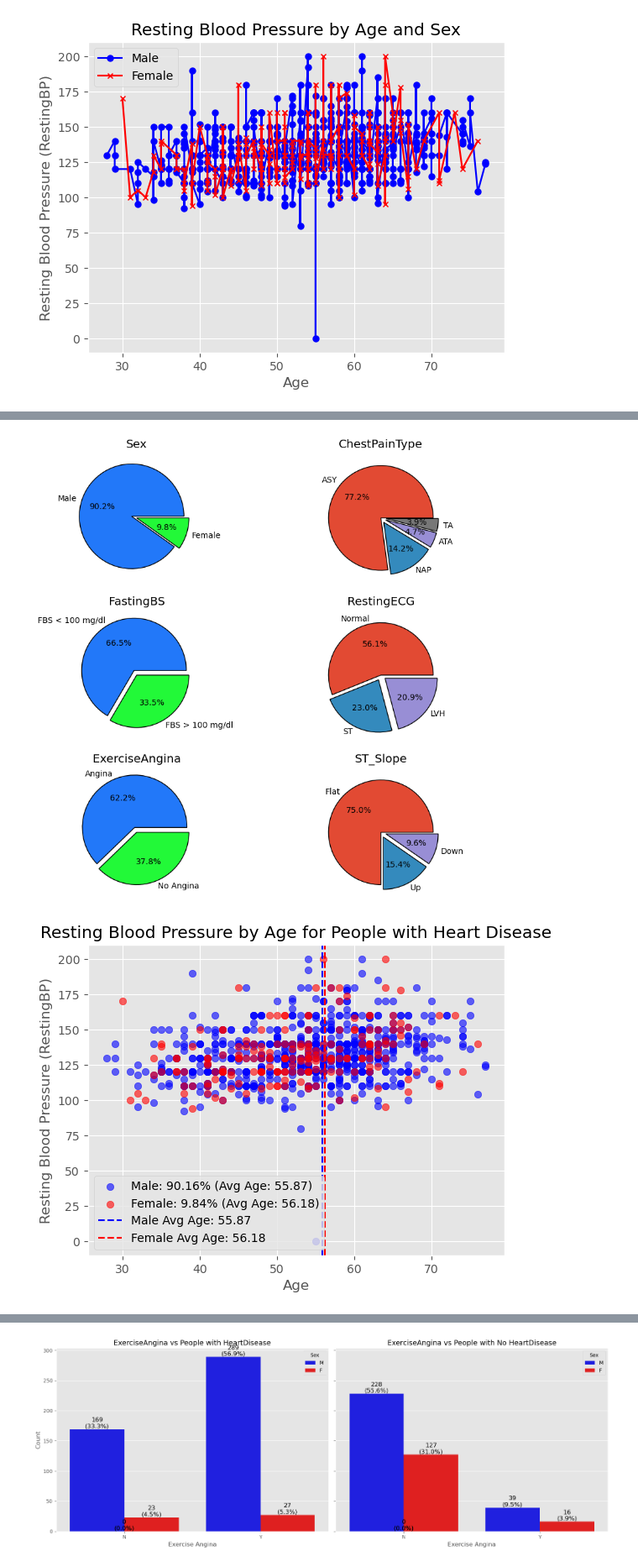
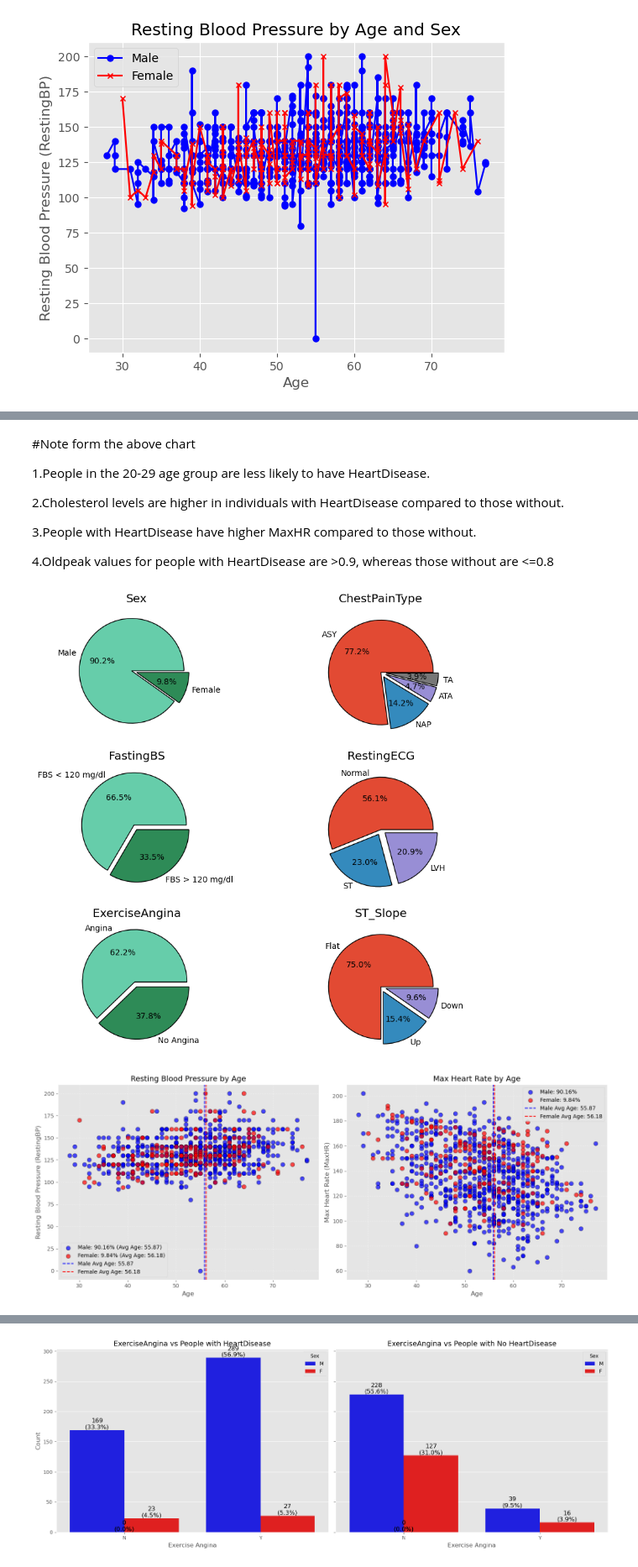
Before and after one commit to midorikawaguti/Heart_Failure_Prediction_Team_0, a Jupyter notebook: models/aqib.ipynb, the cells around one changed output, grey strips where cells are left out. Shown at 84% size. Cells and saved outputs as stored; diff of their text form; code cells hidden in the pictures.

```diff
--- a/models/aqib.ipynb
+++ b/models/aqib.ipynb
@@ -268,3 +316,13 @@ for i,col in enumerate(df.columns,1):
+# %% [markdown]
+#Note form the above chart
+
+1.People in the 20-29 age group are less likely to have HeartDisease.
+
+2.Cholesterol levels are higher in individuals with HeartDisease compared to those without.
+
+3.People with HeartDisease have higher MaxHR compared to those without.
+
+4.Oldpeak values for people with HeartDisease are >0.9, whereas those without are <=0.8
 # %%
 sex = data[data['HeartDisease'] == 1]['Sex'].value_counts()
 sex = [sex[0] / sum(sex) * 100, sex[1] / sum(sex) * 100]
@@ -284,6 +342,8 @@ exang = [exang[0] / sum(exang) * 100,exang[1] / sum(exang) * 100]
 slope = data[data['HeartDisease'] == 1]['ST_Slope'].value_counts()
 slope = [slope[0] / sum(slope) * 100,slope[1] / sum(slope) * 100,slope[2] / sum(slope) * 100]
 # %%
+
+
 ax,fig = plt.subplots(nrows = 3,ncols = 2,figsize = (10,10))
 
 plt.subplot(3,2,1)
@@ -297,7 +357,7 @@ plt.pie(cp,labels = ['ASY', 'NAP', 'ATA', 'TA'],autopct='%1.1f%%',startangle = 0
 plt.title('ChestPainType');
 
 plt.subplot(3,2,3)
-plt.pie(fbs,labels = ['FBS < 100 mg/dl','FBS > 100 mg/dl'],autopct='%1.1f%%',startangle = 0,explode = (0.1,0),colors = colors,
+plt.pie(fbs,labels = ['FBS < 120 mg/dl','FBS > 120 mg/dl'],autopct='%1.1f%%',startangle = 0,explode = (0.1,0),colors = colors,
         wedgeprops = {'edgecolor' : 'black','linewidth': 1,'antialiased' : True})
 plt.title('FastingBS');
 
@@ -316,32 +376,49 @@ plt.pie(slope,labels = ['Flat','Up','Down'],autopct='%1.1f%%',startangle = 0,exp
         wedgeprops = {'edgecolor' : 'black','linewidth': 1,'antialiased' : True})
 plt.title('ST_Slope');
 # %% [output]
-[figure, old version]
+[figure, new version]
 # %%
+# Create the figure and axis objects with two subplots
+fig, axes = plt.subplots(1, 2, figsize=(15, 6))
 
+# ------------------ Scatter Plot 1: Age vs. RestingBP ------------------
+axes[0].scatter(df_male['Age'], df_male['RestingBP'],
+                color='blue', label=f'Male: {male_percentage:.2f}% (Avg Age: {average_age_male:.2f})',
+                alpha=0.7, s=60, edgecolor='black')
 
-# Create the figure and axis objects
-fig, ax = plt.subplots()
+axes[0].scatter(df_female['Age'], df_female['RestingBP'],
+                color='red', label=f'Female: {female_percentage:.2f}% (Avg Age: {average_age_female:.2f})',
+                alpha=0.7, s=60, edgecolor='black')
 
-# Plotting RestingBP vs Age for males with HeartDisease
-ax.scatter(df_male['Age'], df_male['RestingBP'], color='blue', label=f'Male: {male_percentage:.2f}% (Avg Age: {average_age_male:.2f})', alpha=0.6)
+axes[0].set_xlabel('Age', fontsize=12)
+axes[0].set_ylabel('Resting Blood Pressure (RestingBP)', fontsize=12)
+axes[0].set_title('Resting Blood Pressure by Age', fontsize=14)
+axes[0].axvline(x=average_age_male, color='blue', linestyle='--', label=f'Male Avg Age: {average_age_male:.2f}')
+axes[0].axvline(x=average_age_female, color='red', linestyle='--', label=f'Female Avg Age: {average_age_female:.2f}')
+axes[0].legend(fontsize=10)
+axes[0].grid(True, linestyle='--', alpha=0.5)
 
-# Plotting RestingBP vs Age for females with HeartDisease
-ax.scatter(df_female['Age'], df_female['RestingBP'], color='red', label=f'Female: {female_percentage:.2f}% (Avg Age: {average_age_female:.2f})', alpha=0.6)
+# ------------------ Scatter Plot 2: Age vs. MaxHR ------------------
+axes[1].scatter(df_male['Age'], df_male['MaxHR'],
+                color='blue', label=f'Male: {male_percentage:.2f}%',
+                alpha=0.7, s=60, edgecolor='black')
 
-# Adding labels and title
-ax.set_xlabel('Age')
-ax.set_ylabel('Resting Blood Pressure (RestingBP)')
-ax.set_title('Resting Blood Pressure by Age for People with Heart Disease')
+axes[1].scatter(df_female['Age'], df_female['MaxHR'],
+                color='red', label=f'Female: {female_percentage:.2f}%',
+                alpha=0.7, s=60, edgecolor='black')
 
-# Adding the average age lines (optional)
-ax.axvline(x=average_age_male, color='blue', linestyle='--', label=f'Male Avg Age: {average_age_male:.2f}')
-ax.axvline(x=average_age_female, color='red', linestyle='--', label=f'Female Avg Age: {average_age_female:.2f}')
+axes[1].set_xlabel('Age', fontsize=12)
+axes[1].set_ylabel('Max Heart Rate (MaxHR)', fontsize=12)
+axes[1].set_title('Max Heart Rate by Age', fontsize=14)
+axes[1].axvline(x=average_age_male, color='blue', linestyle='--', label=f'Male Avg Age: {average_age_male:.2f}')
+axes[1].axvline(x=average_age_female, color='red', linestyle='--', label=f'Female Avg Age: {average_age_female:.2f}')
+axes[1].legend(fontsize=10)
+axes[1].grid(True, linestyle='--', alpha=0.5)
 
-# Adding a legend
-ax.legend()
+# Adjust layout for better spacing
+plt.tight_layout()
 
-# Display the plot
+# Show the plot
 plt.show()
 # %% [output]
-[figure, old version]
+[figure, new version]
```
Also changed, not shown: parts of 4 cells of this notebook.
